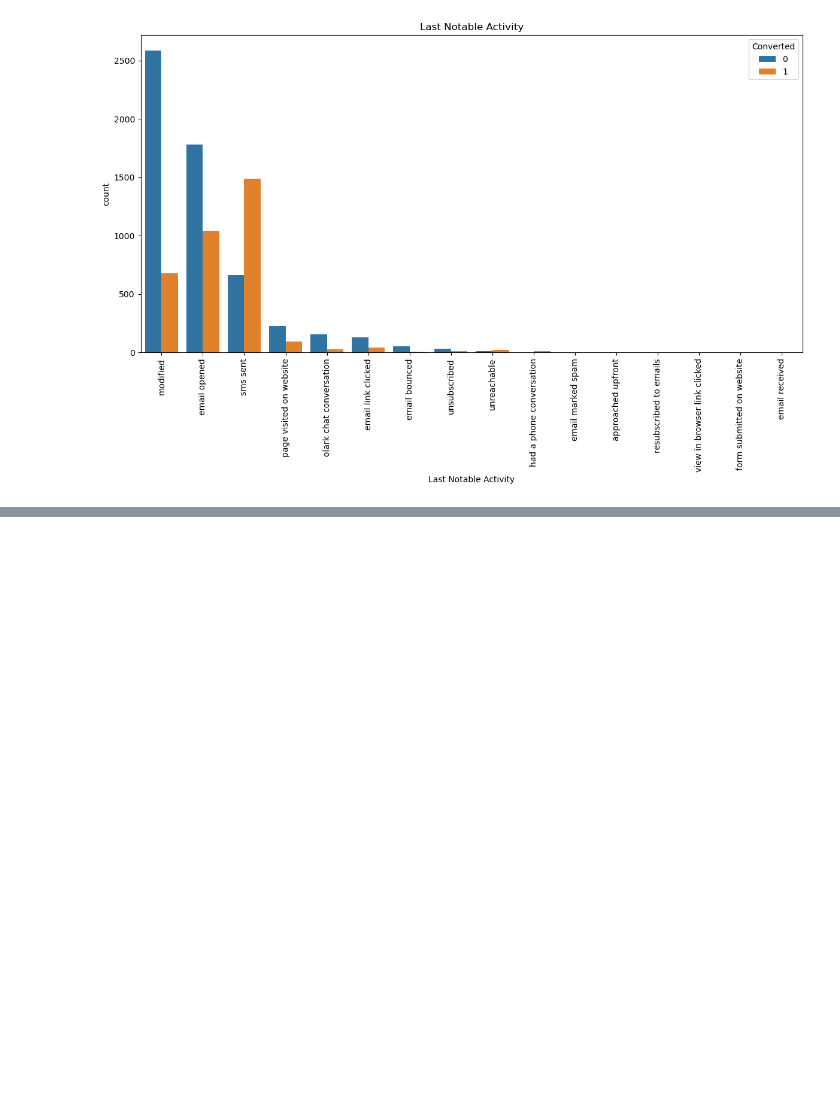
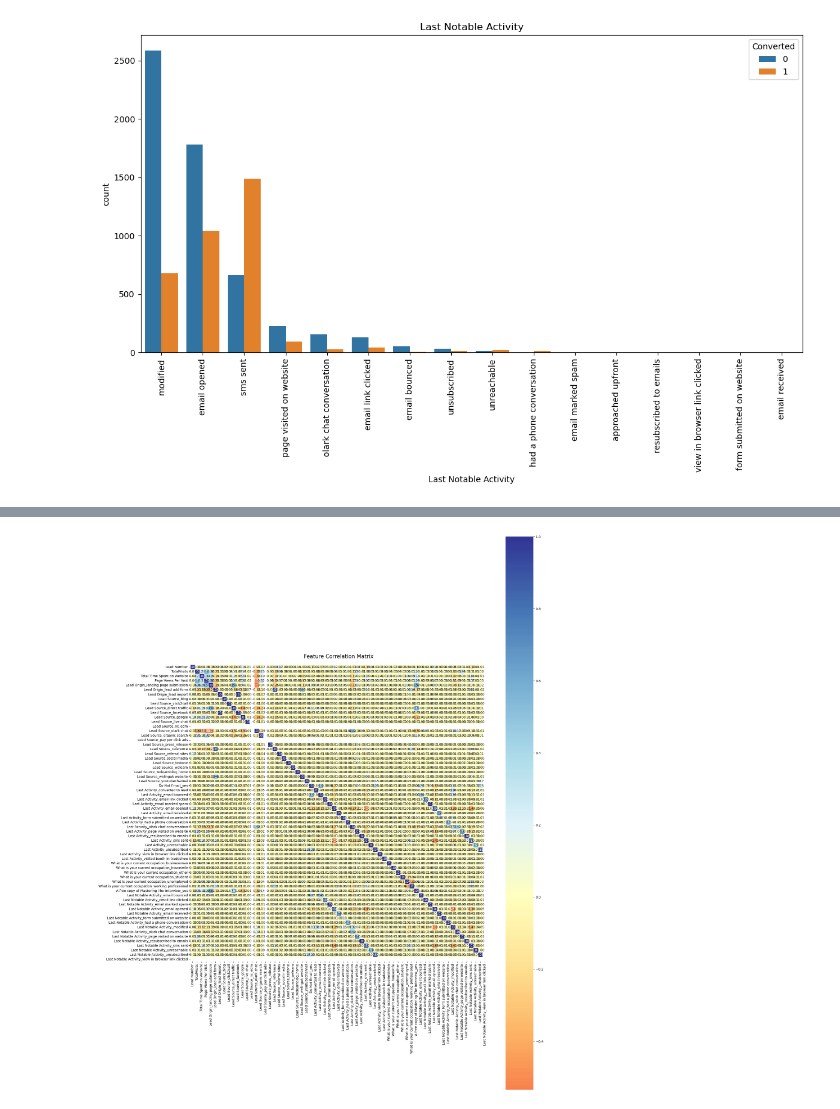
Before and after one commit to PrakNew/Lead-Scoring-Upgrad, a Jupyter notebook: lead_scoring_case_study.ipynb, the cells around one changed output, grey strips where cells are left out. Cells and saved outputs as stored; diff of their text form; code cells hidden in the pictures; blank space fills up the shorter version.

Commit message:
train test set added

```diff
--- a/lead_scoring_case_study.ipynb
+++ b/lead_scoring_case_study.ipynb
@@ -440,0 +528,7 @@ plt.show()
+# %%
+# Create target variable y by extracting the 'Converted' column from dummy_lead_data
+# This will be used as the dependent variable in our model
+y = dummy_lead_data['Converted']
+
+# Display first 5 rows of target variable to verify the structure
+y.head()
@@ -440,0 +542,3 @@ plt.show()
+# %%
+# Splitting the dataset into 70% and 30% for train and test datasets respectively
+X_train, X_test, y_train, y_test = train_test_split(X, y, train_size=0.7, test_size=0.3, random_state=10)
@@ -440,0 +548,13 @@ plt.show()
+# %%
+# Initialize the MinMaxScaler for feature scaling
+scaler = MinMaxScaler()
+
+# Define the numeric columns to scale
+numeric_columns = ['TotalVisits', 'Page Views Per Visit', 'Total Time Spent on Website']
+
+# Fit the scaler to the data and transform the numeric columns
+# This scales all values to be between 0 and 1 while preserving the shape of the original distribution
+X_train[numeric_columns] = scaler.fit_transform(X_train[numeric_columns])
+
+# Display first 5 rows of scaled dataset to verify the transformation
+X_train.head()
@@ -440,0 +569,22 @@ plt.show()
+# %%
+# Create a correlation matrix heatmap to visualize relationships between features
+# This helps identify potential multicollinearity issues and important feature correlations
+
+# Set up the matplotlib figure with a large size for better readability
+plt.figure(figsize=(20,30))
+
+sns.heatmap(X_train.corr(),
+            cmap='RdYlBu',
+            annot=True,
+            fmt='.2f',
+            center=0,
+            linewidths=0.5,
+            square=True)
+
+# Add title to the plot
+plt.title('Feature Correlation Matrix', pad=20, fontsize=16)
+
+# Display the plot
+plt.show()
+# %% [output]
+[figure, added]
```
Also changed, not shown: parts of 12 cells of this notebook.
